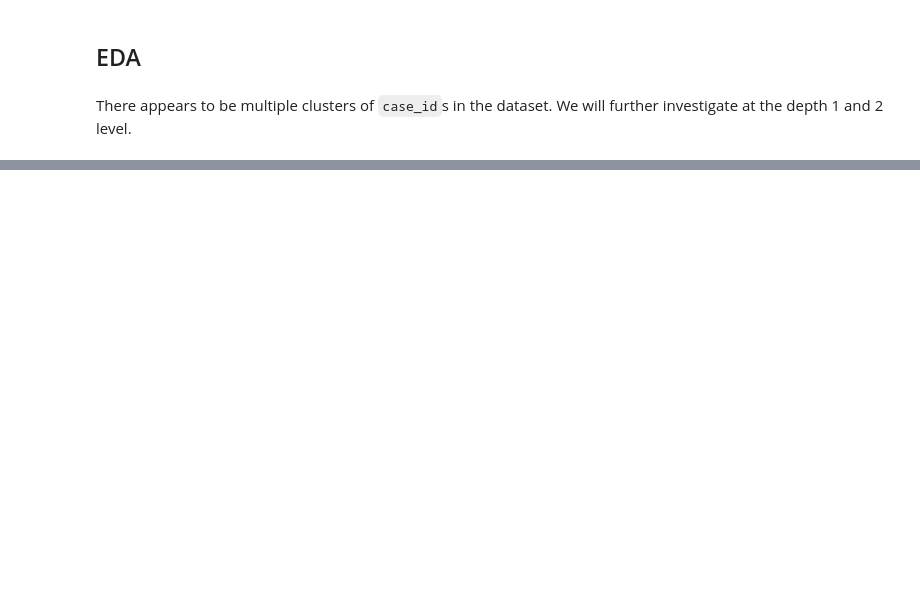
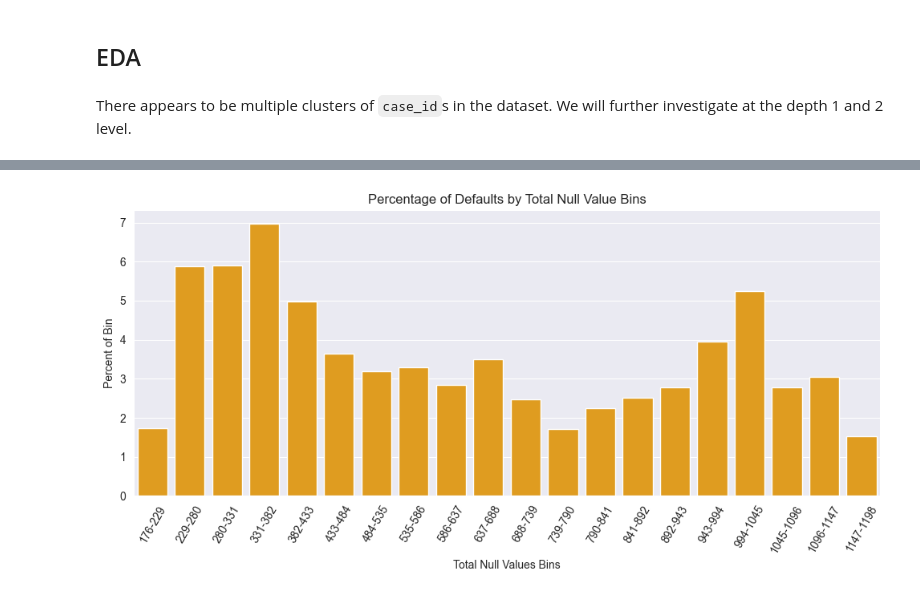
Before and after one commit to DataScienceAndEngineering/machine-learning-dse-i210-final-project-credit-risk, a Jupyter notebook: notebooks/wl_outlier_inspection.ipynb, the cells around one changed output, grey strips where cells are left out. Cells and saved outputs as stored; diff of their text form; code cells hidden in the pictures; blank space fills up the shorter version.

```diff
--- a/notebooks/wl_outlier_inspection.ipynb
+++ b/notebooks/wl_outlier_inspection.ipynb
@@ -113,0 +120,32 @@ plt.show()
+# %%
+n_bins = 20
+null_df = df_filtered[['target', 'total_nulls']].copy()
+null_df['null_bin'] = pd.cut(null_df['total_nulls'], bins=n_bins)
+total_nulls = null_df.groupby('null_bin')['target'].count().reset_index()
+pos_nulls = null_df.groupby('null_bin')['target'].sum().reset_index()
+
+pos_nulls['pct'] = [ i / j * 100 for i,j in zip(pos_nulls['target'], total_nulls['target']) ]
+# total_nulls['pct'] = [ i / j * 20 for i,j in zip(total_nulls['target'], total_nulls['target']) ]
+
+plt.figure(figsize=(10, 5))
+
+# bar_1 = sns.barplot(data=total_nulls, x='null_bin', y='pct')
+bar_2 = sns.barplot(data=pos_nulls, x='null_bin', y='pct', color='orange')
+
+
+bins_list = total_nulls['null_bin'].unique().tolist()
+x_tick_labels = [ f'{int(cat.left)}-{int(cat.right)}' for cat in bins_list ]
+
+plt.xticks(ticks=range(n_bins), labels=x_tick_labels, rotation=60)
+plt.xlabel('Total Null Values Bins')
+plt.ylabel('Percent of Bin')
+plt.title('Percentage of Defaults by Total Null Value Bins')
+
+# top_bar = mpatches.Patch(label='Default = No')
+# bottom_bar = mpatches.Patch(color='orange', label='Default = Yes')
+# plt.legend(handles=[top_bar, bottom_bar])
+
+plt.tight_layout()
+plt.show()
+# %% [output]
+[figure, added]
```
Also changed, not shown: parts of 7 cells of this notebook, 1 other file.
